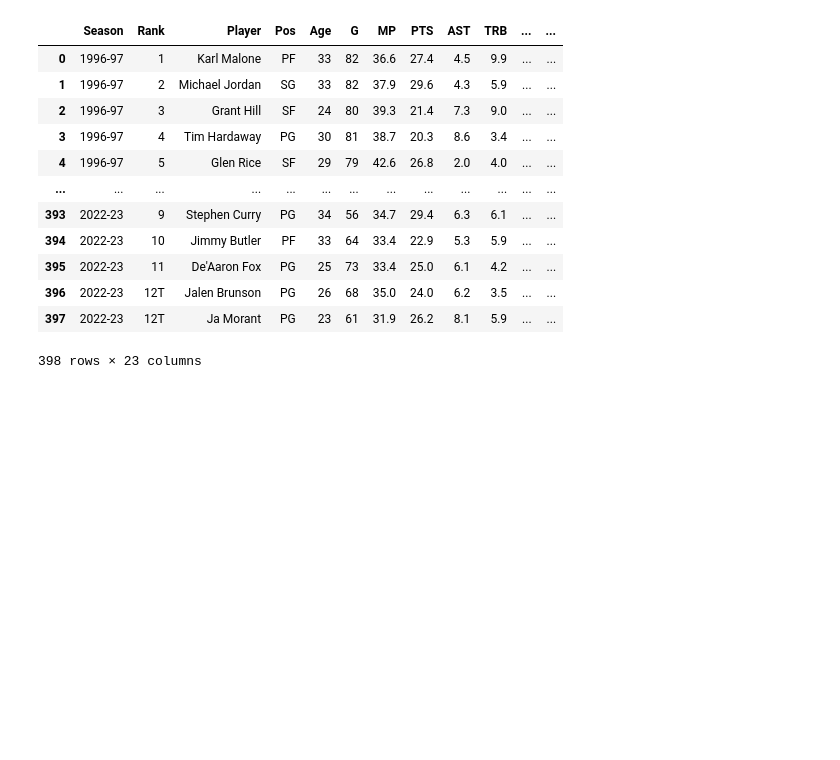
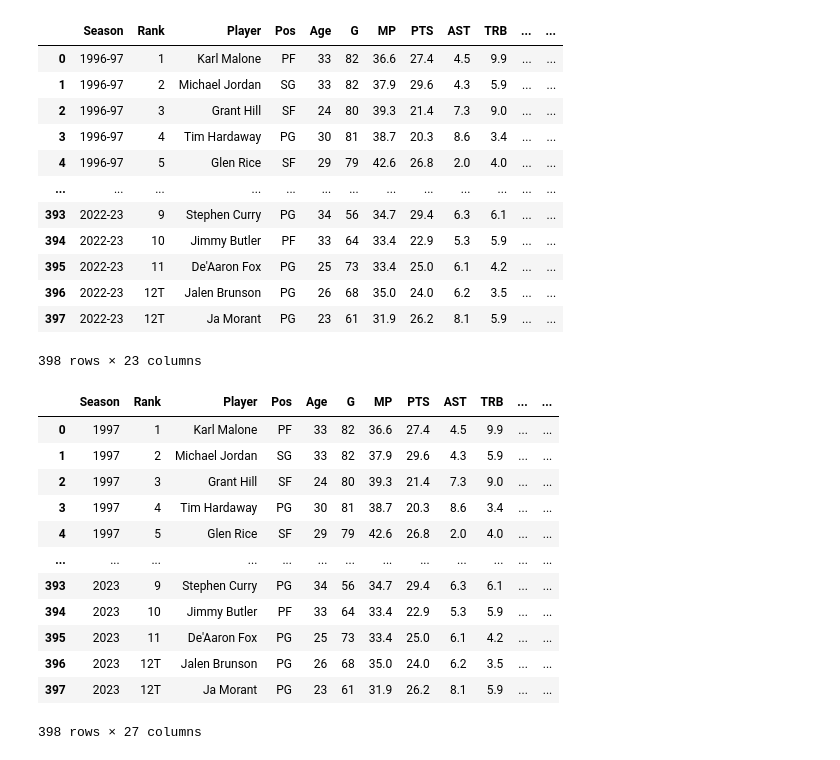
Before and after one commit to Hensonkk/Machine-Learning-NBA-MVP, a Jupyter notebook: NBA_data_preprocessing.ipynb, the cells around one changed output. Saved outputs shown, nothing was run; the diff lists cells and outputs as text; code cells hidden in the pictures; blank space fills up the shorter version.

```diff
--- a/NBA_data_preprocessing.ipynb
+++ b/NBA_data_preprocessing.ipynb
@@ -268,6 +268,22 @@ nba_combined = nba_combined.merge(raptor_df, left_on=['Player', 'Season'], right
 
 # Drop redundant columns
 nba_combined.drop(['player_name', 'season'], axis=1, inplace=True)
+# %%
+nba_combined
+# %% [output]
+|  | Season | Rank | Player | Pos | Age | G | MP | PTS | AST | TRB | ... | ... |
+| 0 | 1997 | 1 | Karl Malone | PF | 33 | 82 | 36.6 | 27.4 | 4.5 | 9.9 | ... | ... |
+| 1 | 1997 | 2 | Michael Jordan | SG | 33 | 82 | 37.9 | 29.6 | 4.3 | 5.9 | ... | ... |
+| 2 | 1997 | 3 | Grant Hill | SF | 24 | 80 | 39.3 | 21.4 | 7.3 | 9.0 | ... | ... |
+| 3 | 1997 | 4 | Tim Hardaway | PG | 30 | 81 | 38.7 | 20.3 | 8.6 | 3.4 | ... | ... |
+| 4 | 1997 | 5 | Glen Rice | SF | 29 | 79 | 42.6 | 26.8 | 2.0 | 4.0 | ... | ... |
+| ... | ... | ... | ... | ... | ... | ... | ... | ... | ... | ... | ... | ... |
+| 393 | 2023 | 9 | Stephen Curry | PG | 34 | 56 | 34.7 | 29.4 | 6.3 | 6.1 | ... | ... |
+| 394 | 2023 | 10 | Jimmy Butler | PF | 33 | 64 | 33.4 | 22.9 | 5.3 | 5.9 | ... | ... |
+| 395 | 2023 | 11 | De'Aaron Fox | PG | 25 | 73 | 33.4 | 25.0 | 6.1 | 4.2 | ... | ... |
+| 396 | 2023 | 12T | Jalen Brunson | PG | 26 | 68 | 35.0 | 24.0 | 6.2 | 3.5 | ... | ... |
+| 397 | 2023 | 12T | Ja Morant | PG | 23 | 61 | 31.9 | 26.2 | 8.1 | 5.9 | ... | ... |
+398 rows × 27 columns
 # %%
 # Save the merged DataFrame
 nba_combined.to_csv("Datasets/RAPTOR_all_seasons.csv")
```
Also changed, not shown: 2 other files.
